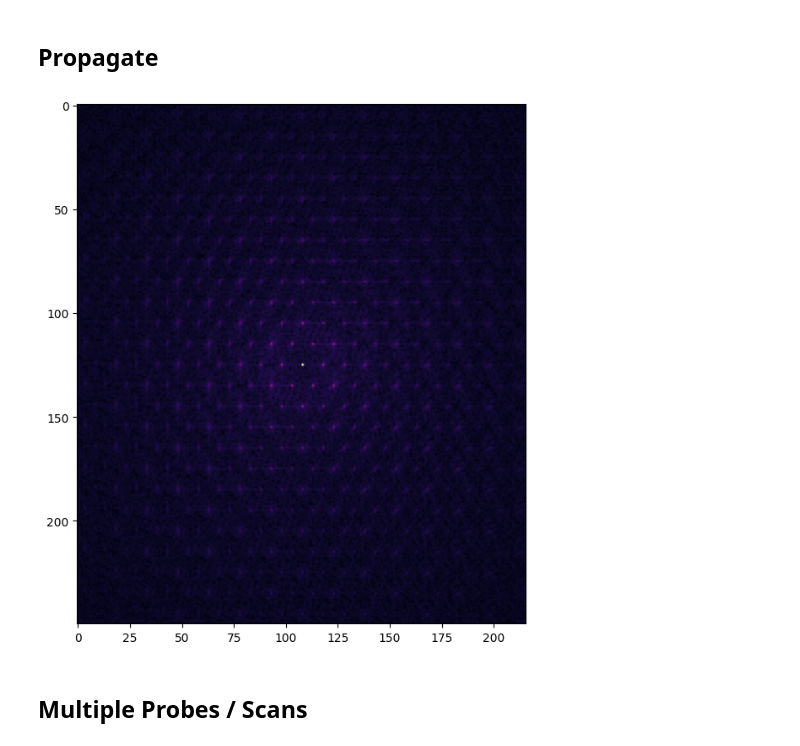
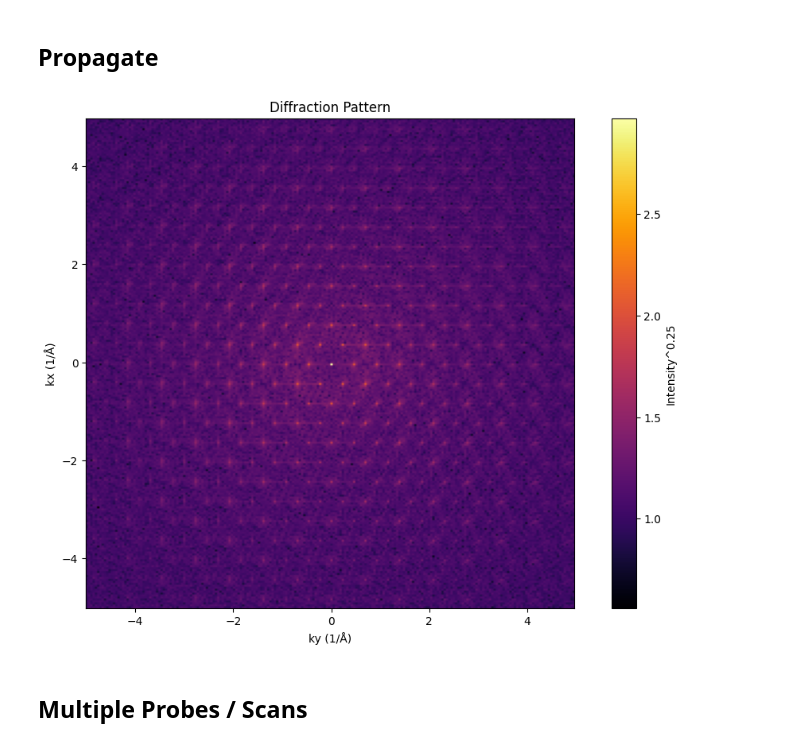
Before and after one commit to h-walk/PySlice, a Jupyter notebook: src/unittests/example.ipynb, the cells around one changed output. Cells and saved outputs as stored; diff of their text form; code cells hidden in the pictures.

```diff
--- a/src/unittests/example.ipynb
+++ b/src/unittests/example.ipynb
@@ -16,7 +16,7 @@ dump = "hBN_truncated.lammpstrj"
 dt = 0.005
 types = {1:"B", 2:"N"}
 a, b = 2.4907733333333337, 2.1570729817355123
-trajectory = TrajectoryLoader(dump, timestep = dt, element_names = types).load()
+trajectory = TrajectoryLoader(dump, timestep = dt, atom_mapping = types).load()
 # %% [markdown]
 ## Generate The Potential
 # %%
@@ -99,20 +108,27 @@ interactive(children=(FloatSlider(value=5.0, description='mrad:', max=30.0), Out
 # %%
 # Quickly Redefining for Clarity
 probe = Probe(xs, ys, mrad=0, eV=100e3)
 potential = Potential(xs, ys, zs, positions, atom_types, kind="kirkland")
 
 result = Propagate(probe,potential)
 
+kxs=potential.kxs.cpu().numpy()
+kys=potential.kys.cpu().numpy()
+
 if hasattr(result, 'cpu'):
     ary = result.cpu().numpy()  # Convert PyTorch tensor to numpy
 else:
     ary = np.asarray(result)  # Already numpy array
 
 fig, ax = plt.subplots(figsize=(12, 8))
-ax.imshow(np.absolute(np.fft.fftshift(np.fft.fft2(ary)))**.25, cmap="inferno")
+ax.imshow(np.absolute(np.fft.fftshift(np.fft.fft2(ary)))**.1, cmap="inferno", extent = [np.amin(kys),np.amax(kys),np.amin(kxs),np.amax(kxs)])
+ax.set_xlabel('ky (1/Å)')
+ax.set_ylabel('kx (1/Å)')
+ax.set_title('Diffraction Pattern')
+plt.colorbar(ax.get_images()[0], label='Intensity^0.25')
 plt.show()
 # %% [output]
-[figure, old version]
+[figure, new version]
 # %% [markdown]
 ## Multiple Probes / Scans
 # %%
```
Also changed, not shown: parts of 14 cells of this notebook, 12 other files.
